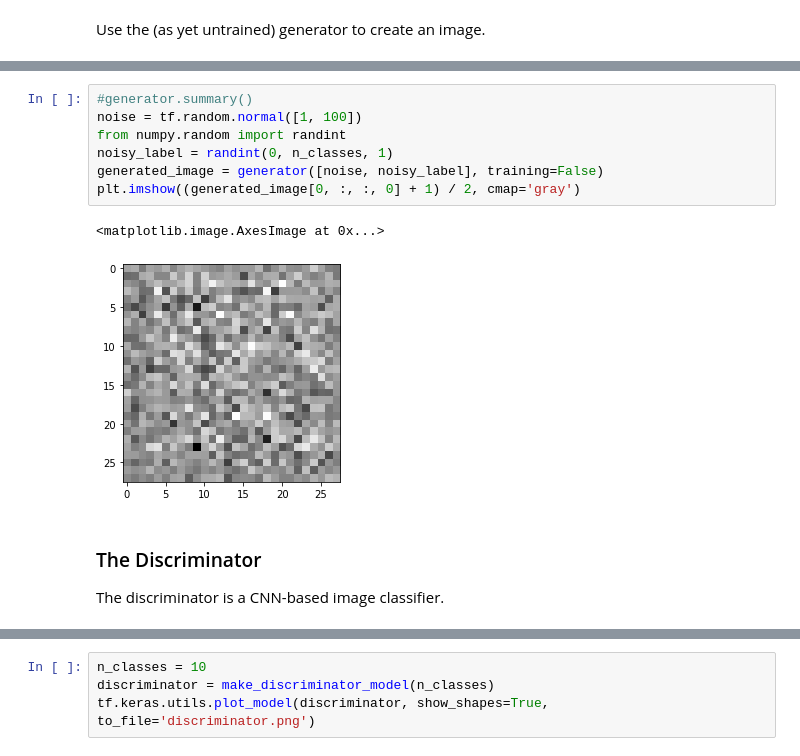
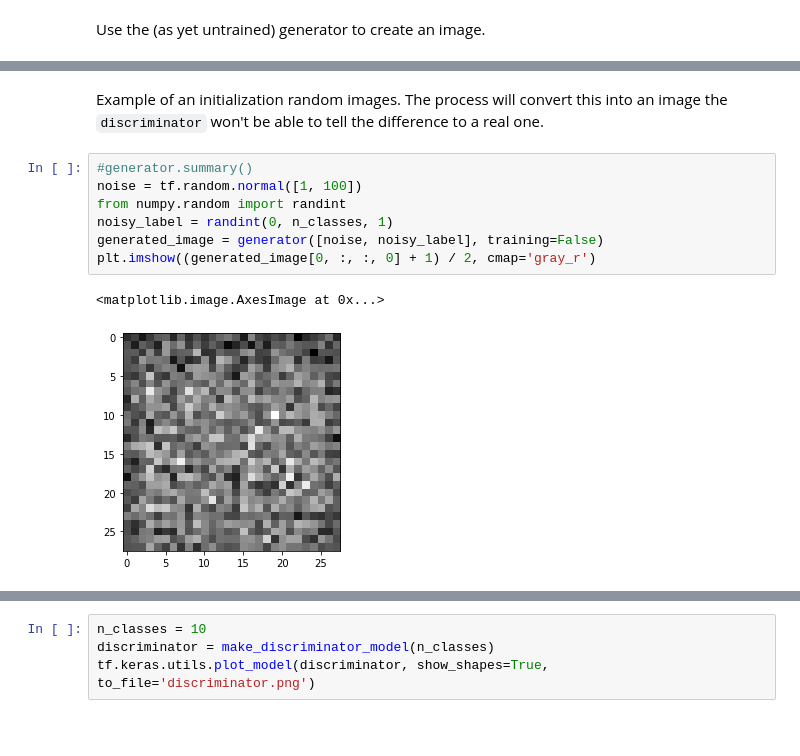
Before and after one commit to juanbretti/gmbd_ml3_group_practice_2, a Jupyter notebook: Solution/JPBM/03_cdcgan_fashion_mnist_template(1).ipynb, the cells around one changed output, grey strips where cells are left out. Drawn from its saved outputs; the diff is of its cells as text; blank space fills up the shorter version.

```diff
--- a/Solution/JPBM/03_cdcgan_fashion_mnist_template(1).ipynb
+++ b/Solution/JPBM/03_cdcgan_fashion_mnist_template(1).ipynb
@@ -182,14 +227,12 @@ tf.keras.utils.plot_model(generator, show_shapes=True, to_file='generator.png')
+# %% [markdown]
+Example of an initialization random images. The process will convert this into an image the `discriminator` won't be able to tell the difference to a real one.
 # %%
 #generator.summary()
 noise = tf.random.normal([1, 100])
 from numpy.random import randint
 noisy_label = randint(0, n_classes, 1)
 generated_image = generator([noise, noisy_label], training=False)
-plt.imshow((generated_image[0, :, :, 0] + 1) / 2, cmap='gray')
+plt.imshow((generated_image[0, :, :, 0] + 1) / 2, cmap='gray_r')
 # %% [output]
 <matplotlib.image.AxesImage at 0x...>
-[figure, old version]
+[figure, new version]
-# %% [markdown]
-### The Discriminator
-
-The discriminator is a CNN-based image classifier.
```
Also changed, not shown: parts of 38 cells of this notebook.
